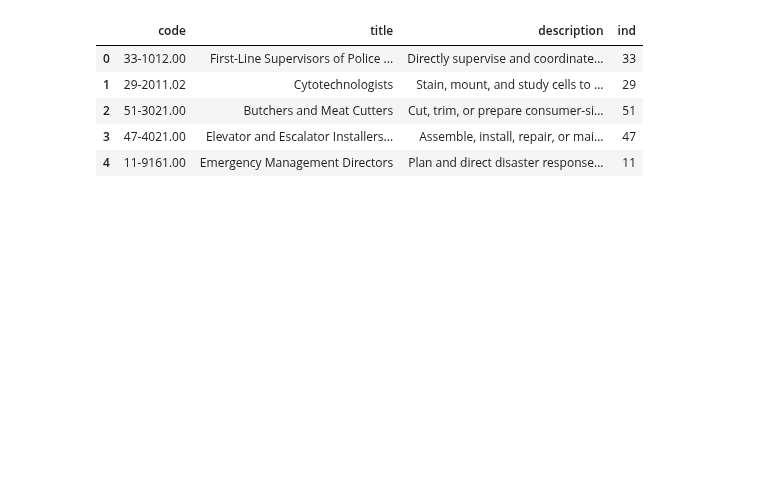
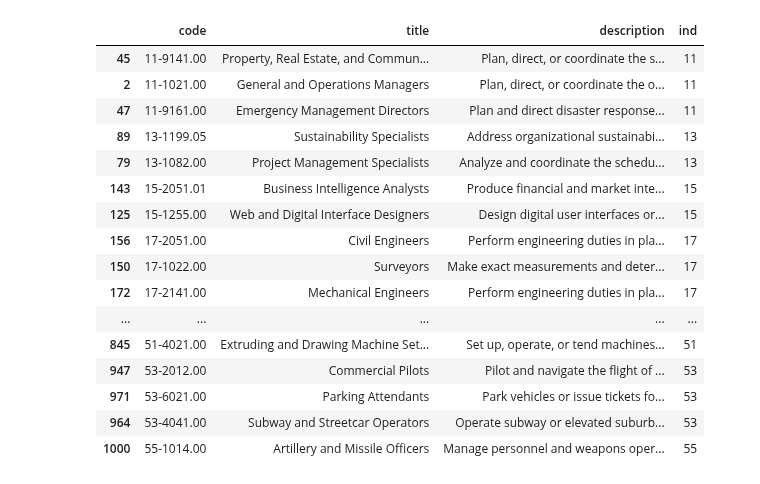
Before and after one commit to Segtanof/Teapot, a Jupyter notebook: 1_ job_match_analysis.ipynb, the cells around one changed output. Cells and saved outputs as stored; diff of their text form; code cells hidden in the pictures; blank space fills up the shorter version.

```diff
--- a/1_ job_match_analysis.ipynb
+++ b/1_ job_match_analysis.ipynb
@@ -8,7 +8,7 @@ import json
 import seaborn as sns
 # %%
 #load previous result
-folder_name = "results/job_match_0303_1550"
+folder_name = "results/job_match_0503_2341"
 
 with open(folder_name + '/test_dict.json') as f:
     test_dict = json.load(f)
@@ -16,7 +16,7 @@ with open(folder_name + '/test_dict.json') as f:
 #get related occupation, filtered by primary-short (most relevant)
 related = pd.read_excel('datasets/related_occupations.xlsx').astype(str)
 related.columns = related.columns.str.lower().str.replace(" ","_").str.replace("o*net-soc_", "")
-related = related[related["relatedness_tier"] == "Primary-Short"]
+related = related[related["relatedness_tier"].isin(["Primary-Short", "Primary-Long"])]
 
 
 def get_result(code):
@@ -35,19 +35,30 @@ def match(code, career):
         related_oc = related[related["code"] == code].drop(labels=["code", "title", "relatedness_tier", "index"], axis=1)
         related_oc.columns = related_oc.columns.str.replace("related_", "")
         merged_df = related_oc.merge(right=career, on="code")
-        related_match = len(merged_df) / 5
+        related_match = len(merged_df) / 10
         return related_match
 # %%
 #load the test samples to df
-test = pd.read_json('results/job_match_0503_1058/test_sample.json')
+test = pd.read_json(folder_name + '/sampled_occupation.json')
 test
 # %% [output]
 |  | code | title | description | ind |
-| 0 | 33-1012.00 | First-Line Supervisors of Police ... | Directly supervise and coordinate... | 33 |
-| 1 | 29-2011.02 | Cytotechnologists | Stain, mount, and study cells to ... | 29 |
-| 2 | 51-3021.00 | Butchers and Meat Cutters | Cut, trim, or prepare consumer-si... | 51 |
-| 3 | 47-4021.00 | Elevator and Escalator Installers... | Assemble, install, repair, or mai... | 47 |
-| 4 | 11-9161.00 | Emergency Management Directors | Plan and direct disaster response... | 11 |
+| 45 | 11-9141.00 | Property, Real Estate, and Commun... | Plan, direct, or coordinate the s... | 11 |
+| 2 | 11-1021.00 | General and Operations Managers | Plan, direct, or coordinate the o... | 11 |
+| 47 | 11-9161.00 | Emergency Management Directors | Plan and direct disaster response... | 11 |
+| 89 | 13-1199.05 | Sustainability Specialists | Address organizational sustainabi... | 13 |
+| 79 | 13-1082.00 | Project Management Specialists | Analyze and coordinate the schedu... | 13 |
+| 143 | 15-2051.01 | Business Intelligence Analysts | Produce financial and market inte... | 15 |
+| 125 | 15-1255.00 | Web and Digital Interface Designers | Design digital user interfaces or... | 15 |
+| 156 | 17-2051.00 | Civil Engineers | Perform engineering duties in pla... | 17 |
+| 150 | 17-1022.00 | Surveyors | Make exact measurements and deter... | 17 |
+| 172 | 17-2141.00 | Mechanical Engineers | Perform engineering duties in pla... | 17 |
+| ... | ... | ... | ... | ... |
+| 845 | 51-4021.00 | Extruding and Drawing Machine Set... | Set up, operate, or tend machines... | 51 |
+| 947 | 53-2012.00 | Commercial Pilots | Pilot and navigate the flight of ... | 53 |
+| 971 | 53-6021.00 | Parking Attendants | Park vehicles or issue tickets fo... | 53 |
+| 964 | 53-4041.00 | Subway and Streetcar Operators | Operate subway or elevated suburb... | 53 |
+| 1000 | 55-1014.00 | Artillery and Missile Officers | Manage personnel and weapons oper... | 55 |
 # %%
 #get jobzone df
 jz = pd.read_excel('datasets/job_zone.xlsx')
```
Also changed, not shown: parts of 4 cells of this notebook, 9 other files.
